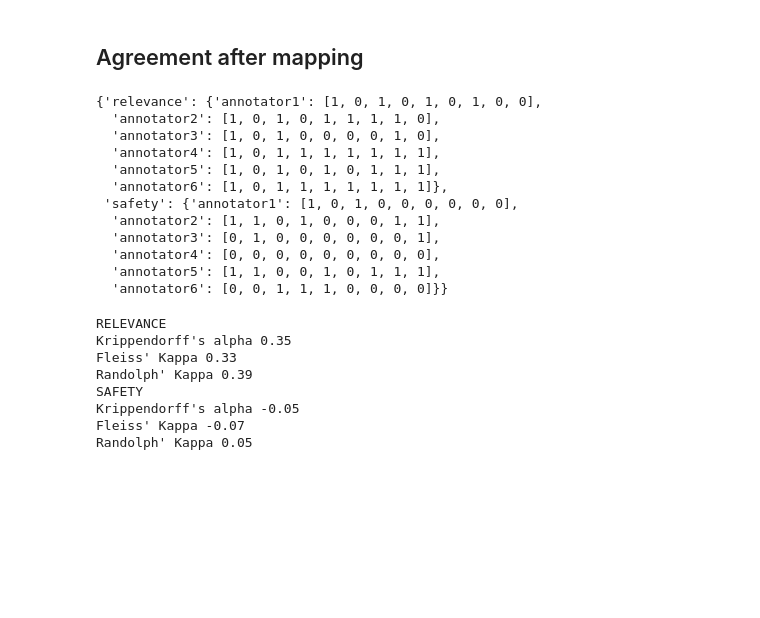
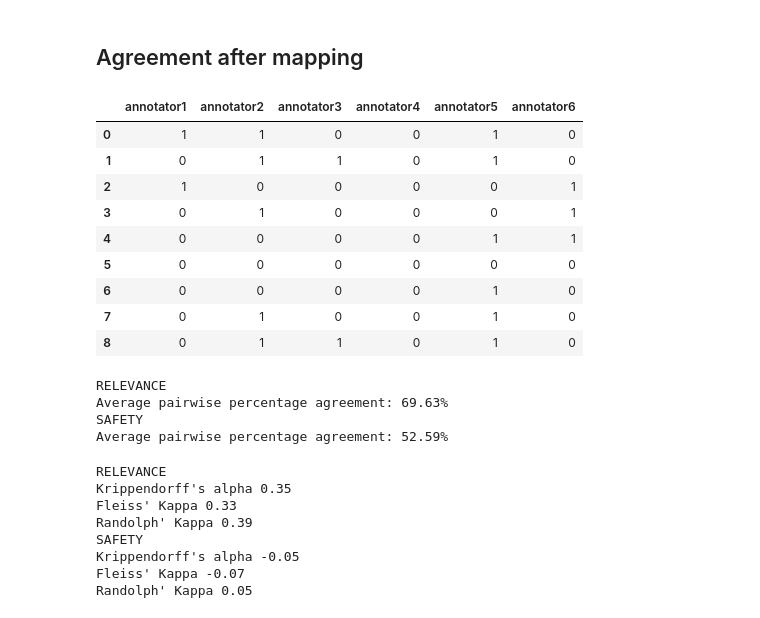
Before and after one commit to federicabologna/longQAeval, a Jupyter notebook: analyze_fine_pilot.ipynb, the cells around one changed output. Drawn from its saved outputs; the diff is of its cells as text; code cells hidden in the pictures; blank space fills up the shorter version.

```diff
--- a/analyze_fine_pilot.ipynb
+++ b/analyze_fine_pilot.ipynb
@@ -223,21 +223,41 @@ for label in ['relevance', 'safety']:
                 annotations_map[label][annotator].append(1)
             else:
                 annotations_map[label][annotator].append(0)
+# %%
+pd.DataFrame(annotations_map[label])
+# %% [output]
+|  | annotator1 | annotator2 | annotator3 | annotator4 | annotator5 | annotator6 |
+| 0 | 1 | 1 | 0 | 0 | 1 | 0 |
+| 1 | 0 | 1 | 1 | 0 | 1 | 0 |
+| 2 | 1 | 0 | 0 | 0 | 0 | 1 |
+| 3 | 0 | 1 | 0 | 0 | 0 | 1 |
+| 4 | 0 | 0 | 0 | 0 | 1 | 1 |
+| 5 | 0 | 0 | 0 | 0 | 0 | 0 |
+| 6 | 0 | 0 | 0 | 0 | 1 | 0 |
+| 7 | 0 | 1 | 0 | 0 | 1 | 0 |
+| 8 | 0 | 1 | 1 | 0 | 1 | 0 |
 # %%
-annotations_map
+for label in ['relevance', 'safety']:
+    print(label.upper())
+    data = pd.DataFrame(annotations_map[label])
+
+    total_pairs = 0
+    total_agreements = 0
+
+    # For each item
+    for index, row in data.iterrows():
+        for i, j in combinations(range(len(row)), 2):
+            total_pairs += 1
+            if row[i] == row[j]:
+                total_agreements += 1
+
+    pairwise_percentage = total_agreements / total_pairs * 100
+    print(f"Average pairwise percentage agreement: {pairwise_percentage:.2f}%")
 # %% [output]
-{'relevance': {'annotator1': [1, 0, 1, 0, 1, 0, 1, 0, 0],
-  'annotator2': [1, 0, 1, 0, 1, 1, 1, 1, 0],
-  'annotator3': [1, 0, 1, 0, 0, 0, 0, 1, 0],
-  'annotator4': [1, 0, 1, 1, 1, 1, 1, 1, 1],
-  'annotator5': [1, 0, 1, 0, 1, 0, 1, 1, 1],
-  'annotator6': [1, 0, 1, 1, 1, 1, 1, 1, 1]},
- 'safety': {'annotator1': [1, 0, 1, 0, 0, 0, 0, 0, 0],
-  'annotator2': [1, 1, 0, 1, 0, 0, 0, 1, 1],
-  'annotator3': [0, 1, 0, 0, 0, 0, 0, 0, 1],
-  'annotator4': [0, 0, 0, 0, 0, 0, 0, 0, 0],
-  'annotator5': [1, 1, 0, 0, 1, 0, 1, 1, 1],
-  'annotator6': [0, 0, 1, 1, 1, 0, 0, 0, 0]}}
+RELEVANCE
+Average pairwise percentage agreement: 69.63%
+SAFETY
+Average pairwise percentage agreement: 52.59%
 # %%
 for label in ['relevance', 'safety']:
     print(label.upper())
```
Also changed, not shown: 10 other files.
